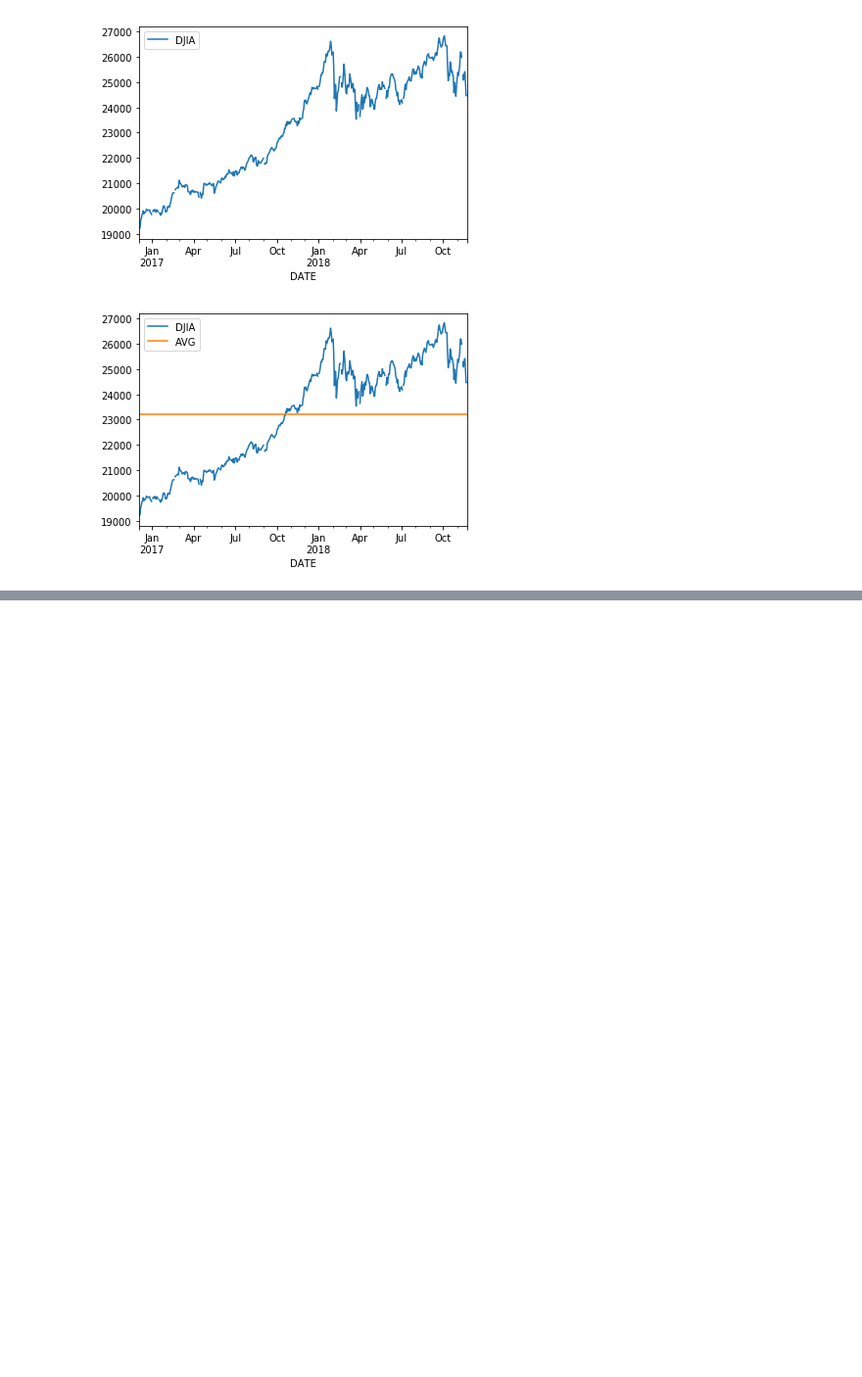
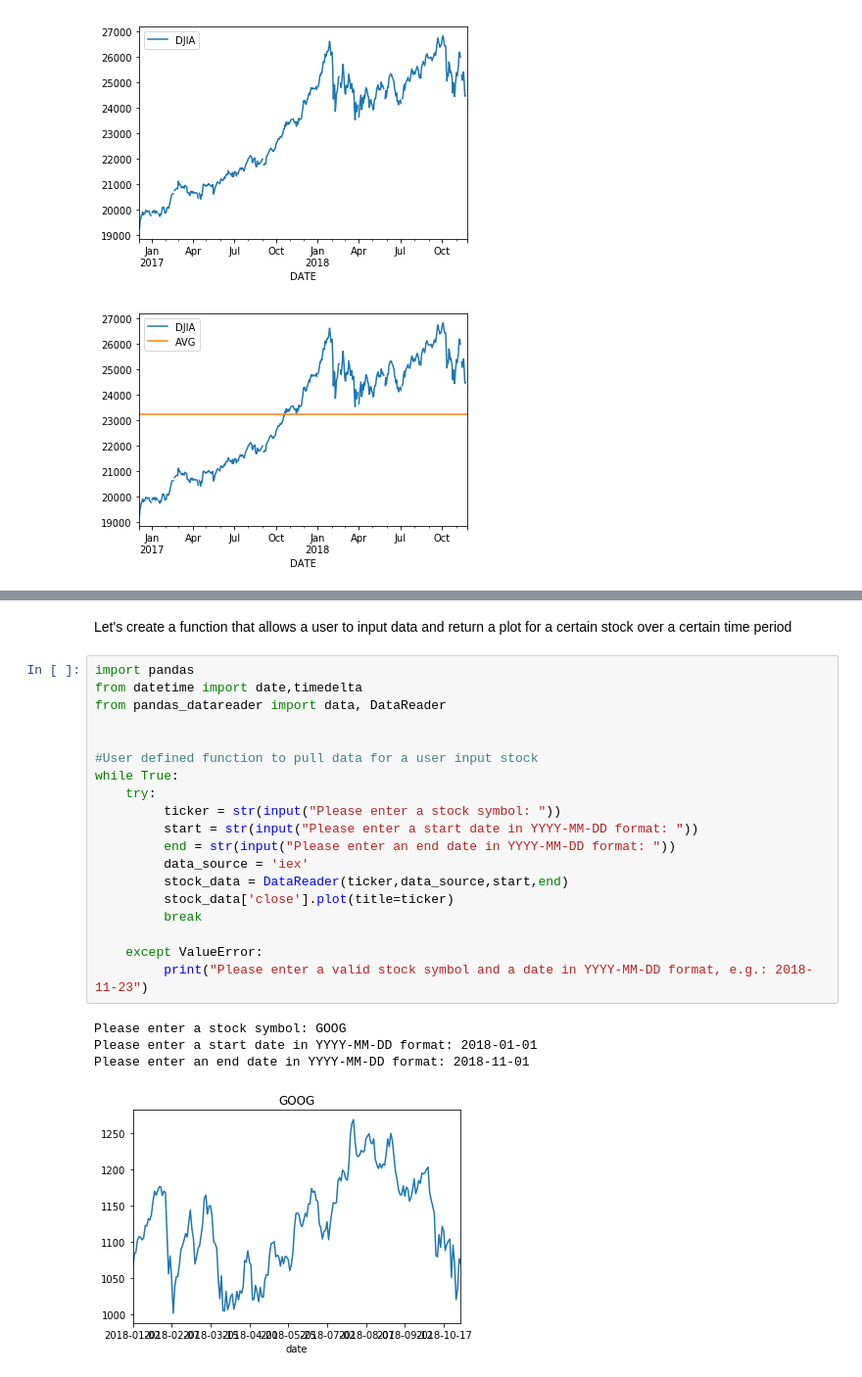
Before and after one commit to RyanZimmerman907/MSDS_430_Final, a Jupyter notebook: Final Project V1.ipynb, the cells around one changed output, grey strips where cells are left out. Shown: that part at 98% size. Drawn from its saved outputs; the diff is of its cells as text; blank space fills up the shorter version.

```diff
--- a/Final Project V1.ipynb
+++ b/Final Project V1.ipynb
@@ -80,0 +72,26 @@ Name: DJIA, dtype: float64
+# %% [markdown]
+Let's create a function that allows a user to input data and return a plot for a certain stock over a certain time period
+# %%
+import pandas
+from datetime import date,timedelta
+from pandas_datareader import data, DataReader
+
+
+#User defined function to pull data for a user input stock
+while True:
+    try:
+         ticker = str(input("Please enter a stock symbol: "))
+         start = str(input("Please enter a start date in YYYY-MM-DD format: "))
+         end = str(input("Please enter an end date in YYYY-MM-DD format: "))
+         data_source = 'iex'
+         stock_data = DataReader(ticker,data_source,start,end)
+         stock_data['close'].plot(title=ticker)
+         break
+
+    except ValueError:
+         print("Please enter a valid stock symbol and a date in YYYY-MM-DD format, e.g.: 2018-11-23")
+# %% [output]
+Please enter a stock symbol: GOOG
+Please enter a start date in YYYY-MM-DD format: 2018-01-01
+Please enter an end date in YYYY-MM-DD format: 2018-11-01
+[figure, added]
```
Also changed, not shown: parts of 4 cells of this notebook.
